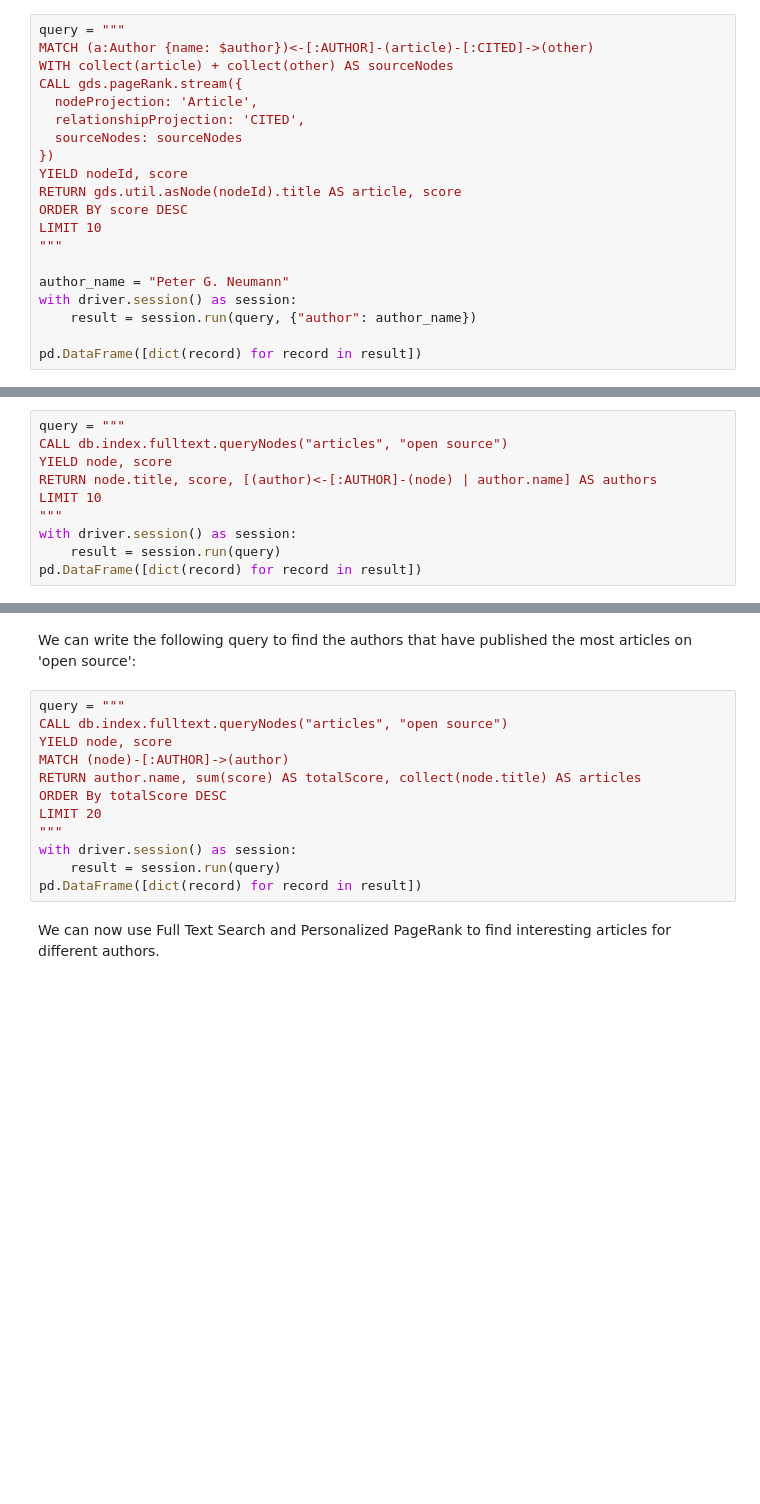
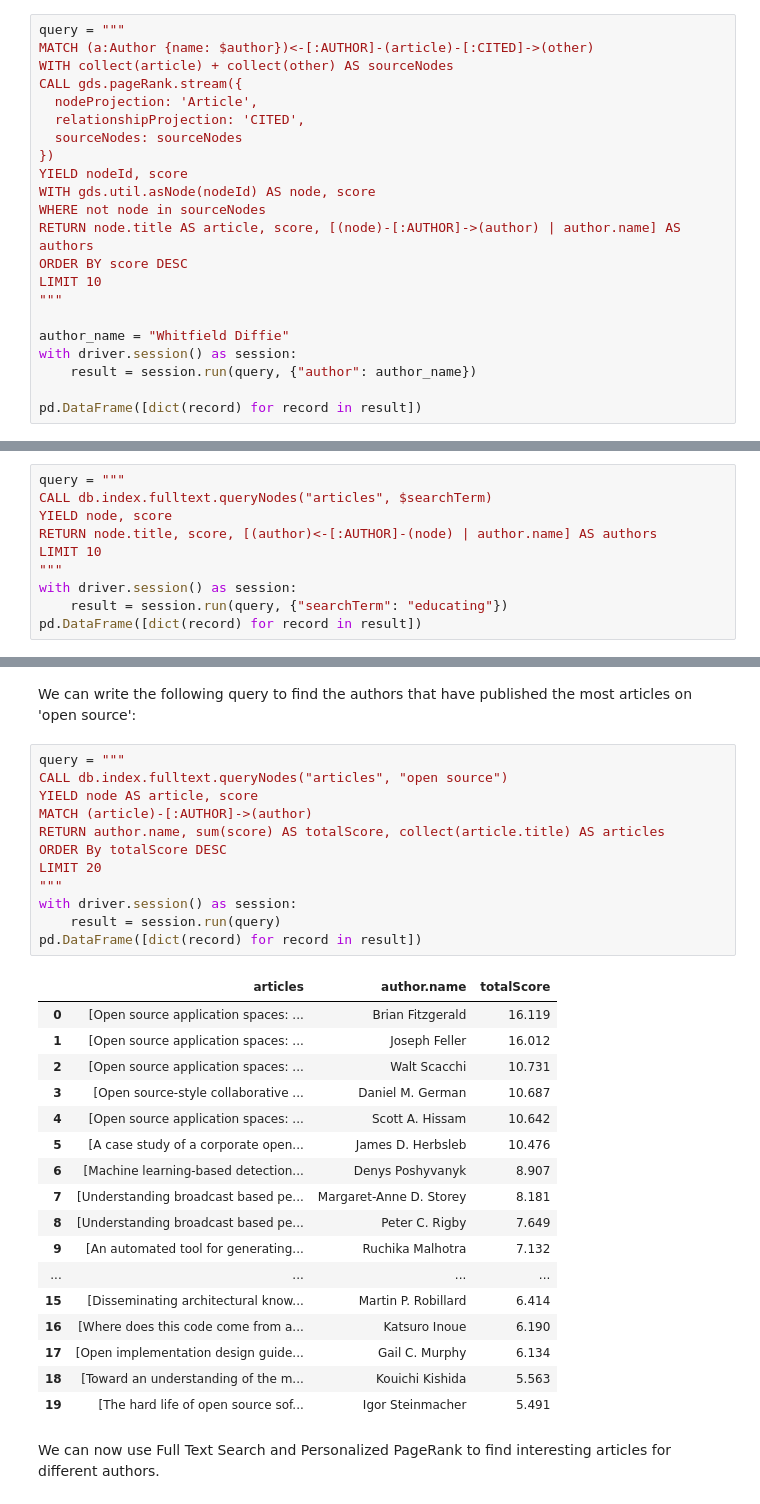
Before and after one commit to mneedham/gds-data-science-training, a Jupyter notebook: 03_Recommendations_Part2.ipynb, the cells around one changed output, grey strips where cells are left out. Saved outputs shown, nothing was run; the diff lists cells and outputs as text; blank space fills up the shorter version.

```diff
--- a/03_Recommendations_Part2.ipynb
+++ b/03_Recommendations_Part2.ipynb
@@ -73,12 +90,14 @@ CALL gds.pageRank.stream({
   sourceNodes: sourceNodes
 })
 YIELD nodeId, score
-RETURN gds.util.asNode(nodeId).title AS article, score
+WITH gds.util.asNode(nodeId) AS node, score
+WHERE not node in sourceNodes
+RETURN node.title AS article, score, [(node)-[:AUTHOR]->(author) | author.name] AS authors
 ORDER BY score DESC
 LIMIT 10
 """
 
-author_name = "Peter G. Neumann"
+author_name = "Whitfield Diffie"
 with driver.session() as session:
     result = session.run(query, {"author": author_name})
 
@@ -116,11 +152,11 @@ pd.DataFrame([dict(record) for record in result])
 We can search the full text index like this:
 # %%
 query = """
-CALL db.index.fulltext.queryNodes("articles", "open source")
+CALL db.index.fulltext.queryNodes("articles", $searchTerm)
 YIELD node, score
 RETURN node.title, score, [(author)<-[:AUTHOR]-(node) | author.name] AS authors
 LIMIT 10
 """
 with driver.session() as session:
-    result = session.run(query)
+    result = session.run(query, {"searchTerm": "educating"})
 pd.DataFrame([dict(record) for record in result])
@@ -129,15 +177,33 @@ We can write the following query to find the authors that have published the mos
 # %%
 query = """
 CALL db.index.fulltext.queryNodes("articles", "open source")
-YIELD node, score
-MATCH (node)-[:AUTHOR]->(author)
-RETURN author.name, sum(score) AS totalScore, collect(node.title) AS articles
+YIELD node AS article, score
+MATCH (article)-[:AUTHOR]->(author)
+RETURN author.name, sum(score) AS totalScore, collect(article.title) AS articles
 ORDER By totalScore DESC
 LIMIT 20
 """
 with driver.session() as session:
     result = session.run(query)
 pd.DataFrame([dict(record) for record in result])
+# %% [output]
+|  | articles | author.name | totalScore |
+| 0 | [Open source application spaces: ... | Brian Fitzgerald | 16.119 |
+| 1 | [Open source application spaces: ... | Joseph Feller | 16.012 |
+| 2 | [Open source application spaces: ... | Walt Scacchi | 10.731 |
+| 3 | [Open source-style collaborative ... | Daniel M. German | 10.687 |
+| 4 | [Open source application spaces: ... | Scott A. Hissam | 10.642 |
+| 5 | [A case study of a corporate open... | James D. Herbsleb | 10.476 |
+| 6 | [Machine learning-based detection... | Denys Poshyvanyk | 8.907 |
+| 7 | [Understanding broadcast based pe... | Margaret-Anne D. Storey | 8.181 |
+| 8 | [Understanding broadcast based pe... | Peter C. Rigby | 7.649 |
+| 9 | [An automated tool for generating... | Ruchika Malhotra | 7.132 |
+| ... | ... | ... | ... |
+| 15 | [Disseminating architectural know... | Martin P. Robillard | 6.414 |
+| 16 | [Where does this code come from a... | Katsuro Inoue | 6.190 |
+| 17 | [Open implementation design guide... | Gail C. Murphy | 6.134 |
+| 18 | [Toward an understanding of the m... | Kouichi Kishida | 5.563 |
+| 19 | [The hard life of open source sof... | Igor Steinmacher | 5.491 |
 # %% [markdown]
 We can now use Full Text Search and Personalized PageRank to find interesting articles for different authors.
 # %%
```
Also changed, not shown: parts of 10 cells of this notebook, 4 other files.
